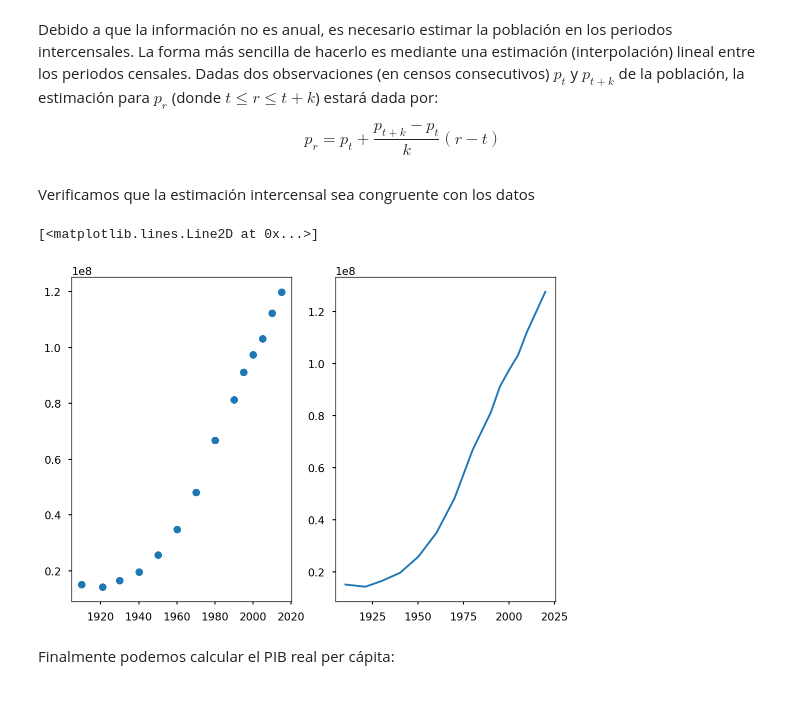
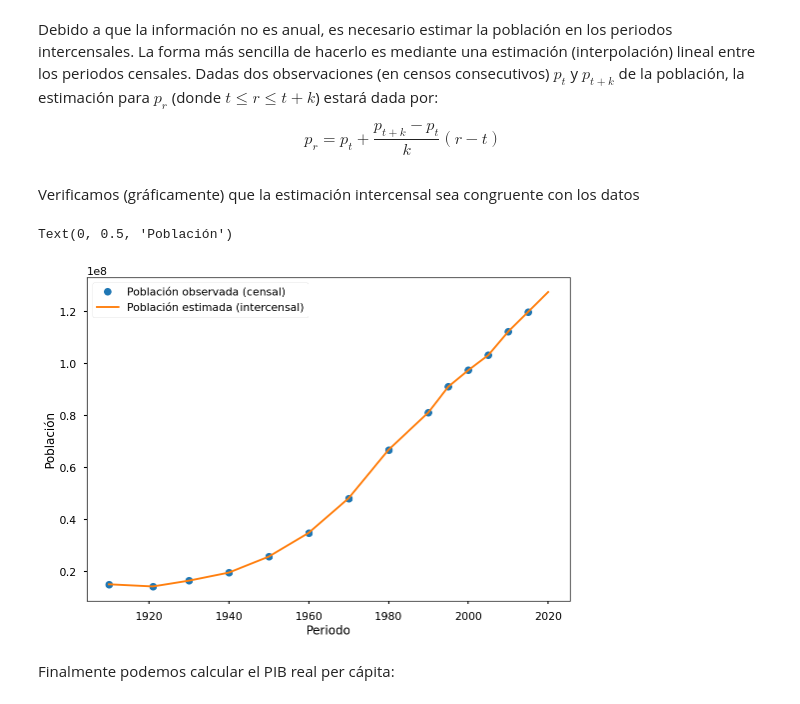
Before and after one commit to r-leo/macro-mexico, a Jupyter notebook: prueba.ipynb, the cells around one changed output. Drawn from its saved outputs; the diff is of its cells as text; code cells hidden in the pictures.

```diff
--- a/prueba.ipynb
+++ b/prueba.ipynb
@@ -144,14 +124,16 @@ for periodo in range(periodo_inicial, periodo_final + 1):
 poblacion_estimada = pd.DataFrame({'periodo': estimados.keys(), 'poblacion': estimados.values()})
 poblacion_estimada = poblacion_estimada.set_index('periodo')
 # %% [markdown]
-Verificamos que la estimación intercensal sea congruente con los datos
+Verificamos (gráficamente) que la estimación intercensal sea congruente con los datos
-# %%
-fig, (ax1, ax2) = plt.subplots(1, 2)
-ax1.plot(poblacion['poblacion'], 'o')
-ax2.plot(poblacion_estimada['poblacion'])
-# %% [output]
-[<matplotlib.lines.Line2D at 0x...>]
-[figure, removed]
+# %%
+plt.plot(poblacion['poblacion'], 'o')
+plt.plot(poblacion_estimada['poblacion'])
+plt.legend(loc = 0, labels = ['Población observada (censal)', 'Población estimada (intercensal)'])
+plt.xlabel('Periodo')
+plt.ylabel('Población')
+# %% [output]
+Text(0, 0.5, 'Población')
+[figure, added]
 # %% [markdown]
 Finalmente podemos calcular el PIB real per cápita:
 # %%
```
Also changed, not shown: parts of 47 cells of this notebook, 12 other files.
